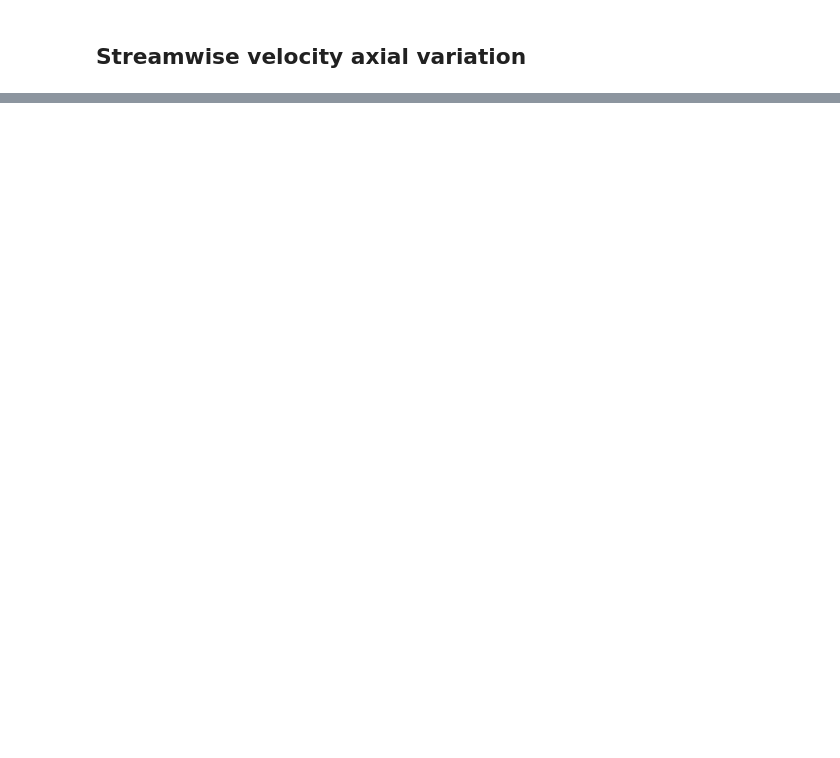
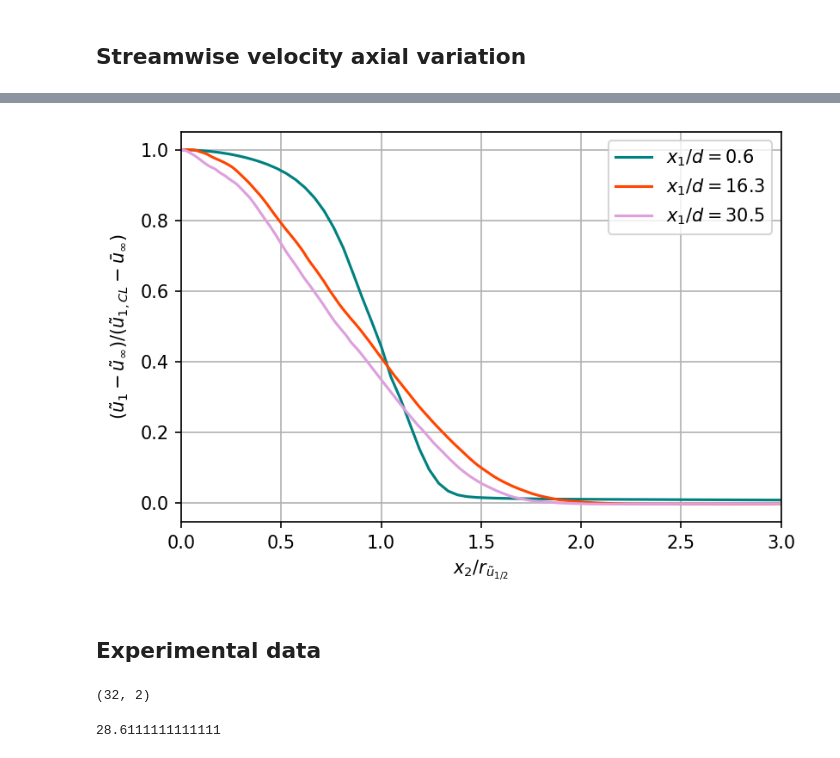
Before and after one commit to mulligatawny/jet-coflow-les, a Jupyter notebook: probe_post_proc.ipynb, the cells around one changed output, grey strips where cells are left out. Drawn from its saved outputs; the diff is of its cells as text; code cells hidden in the pictures; blank space fills up the shorter version.

```diff
--- a/probe_post_proc.ipynb
+++ b/probe_post_proc.ipynb
@@ -113,0 +115,45 @@ plt.savefig('coflow_ring_avg.png',dpi=300)
+# %%
+r_half     = np.zeros(3)
+u_fa_infty = np.zeros(3)
+u_fa_cl    = np.zeros(3)
+u_ra_infty = np.zeros(3)
+U_ss       = np.zeros((3,ax_points))
+X_ss       = np.zeros((3,ax_points))
+
+for j in range(3):
+    r_half[j] = (ax_points - np.argmin(np.abs(U_avg[j,:] - U_avg[j,-1]/2)))/ax_points *.265
+    u_fa_infty[j] = U_avg[j,0]
+    u_fa_cl[j] = U_avg[j,-1]
+    u_ra_infty[j] = u_fa_infty[j] # approximation to avoid loading ra data
+    U_ss[j,:] = (U_avg[j,:] - u_fa_infty[j])/(u_fa_cl[j] - u_fa_infty[j])
+    X_ss[j,:] = X/r_half[j]
+# %%
+fig = plt.figure(dpi=150)
+ax  = fig.add_subplot(1,1,1)
+
+ax.plot(X_ss[0,:], np.flip(U_ss[0,:]), 'teal', label='$x_1/d = 0.6$')
+ax.plot(X_ss[1,:], np.flip(U_ss[1,:]), 'orangered', label='$x_1/d = 16.3$')
+ax.plot(X_ss[2,:], np.flip(U_ss[2,:]), 'plum', label='$x_1/d = 30.5$')
+ax.set_xlim([0,3])
+ax.set_ylabel('$(\\tilde{u}_1 - \\tilde{u}_{\infty})/(\\tilde{u}_{1,CL} - \\bar{u}_{\infty}$)')
+ax.set_xlabel('$x_2/r_{\\tilde{u}_{1/2}}$')
+ax.legend()
+ax.grid()
+#plt.savefig('fig7a.png',dpi=300)
+# %% [output]
+[figure, added]
+# %% [markdown]
+## Experimental data
+# %%
+e1 = np.loadtxt('./data/Velocity1.5.txt')
+e2 = np.loadtxt('./data/Velocity16.2d.txt')
+e3 = np.loadtxt('./data/Velocity3.3d.txt')
+e4 = np.loadtxt('./data/Velocity30.2d.txt')
+
+print(np.shape(data))
+# %% [output]
+(32, 2)
+# %%
+np.max(e1)
+# %% [output]
+28.6111111111111
```
Also changed, not shown: parts of 17 cells of this notebook.
